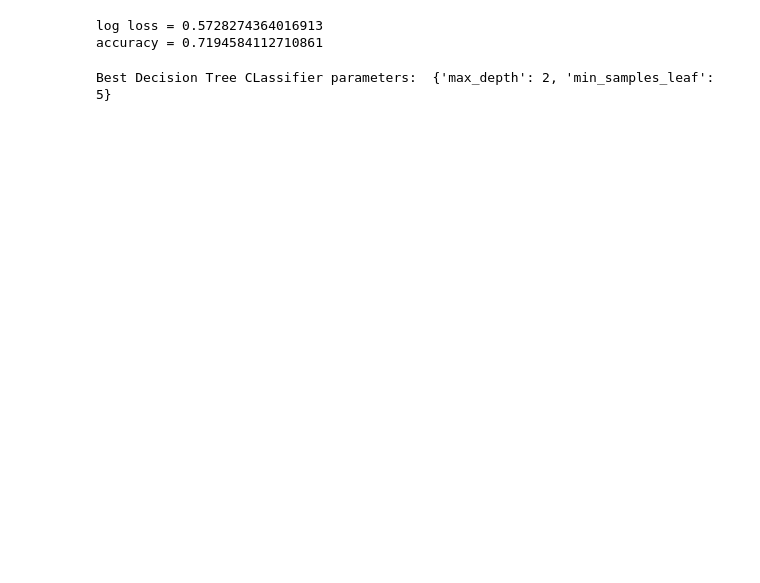
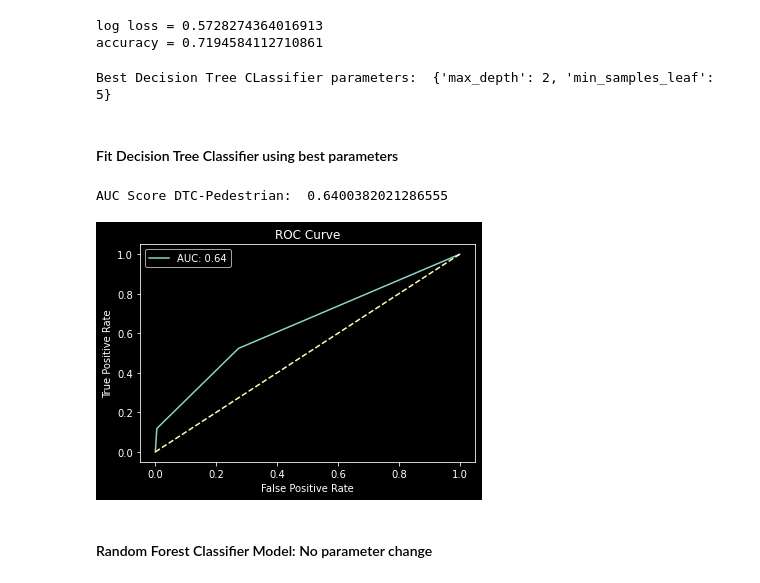
Before and after one commit to DataCircles/traffic_collisions_ml_team1, a Jupyter notebook: notebooks/cindy_model2.ipynb, the cells around one changed output. Saved outputs shown, nothing was run; the diff lists cells and outputs as text; code cells hidden in the pictures; blank space fills up the shorter version.

```diff
--- a/notebooks/cindy_model2.ipynb
+++ b/notebooks/cindy_model2.ipynb
@@ -237,3 +238,33 @@ accuracy = 0.7194584112710861
 print('Best Decision Tree CLassifier parameters: ', clf.best_params_)
 # %% [output]
 Best Decision Tree CLassifier parameters:  {'max_depth': 2, 'min_samples_leaf': 5}
+# %% [markdown]
+#### Fit Decision Tree Classifier using best parameters
+# %%
+p_dtc_model = DecisionTreeClassifier(max_depth=2, min_samples_leaf=5)
+
+p_dtc_model.fit(pX_train,py_train)
+
+p_pred_proba = p_dtc_model.predict_proba(pX_test)
+# %%
+p_auc_score = roc_auc_score(py_test, p_pred_proba[:, 1])
+print('AUC Score DTC-Pedestrian: ', p_auc_score)
+# %% [output]
+AUC Score DTC-Pedestrian:  0.6400382021286555
+# %%
+# Plot AUC
+# Odd looking, used probability but still sharp
+
+fpr, tpr, thresholds = roc_curve(py_test, p_pred_proba[:, 1])
+
+fig, ax = plt.subplots()
+ax.plot(fpr, tpr, label='AUC: {:2.2f}'.format(p_auc_score))
+ax.legend(loc='upper left')
+ax.set_title('ROC Curve')
+ax.set_xlabel('False Positive Rate')
+ax.set_ylabel('True Positive Rate')
+ax.plot(np.linspace(0,1,100), np.linspace(0,1,100), '--');
+# %% [output]
+[figure, added]
+# %% [markdown]
+#### Random Forest Classifier Model: No parameter change
```
Also changed, not shown: parts of 4 cells of this notebook.
